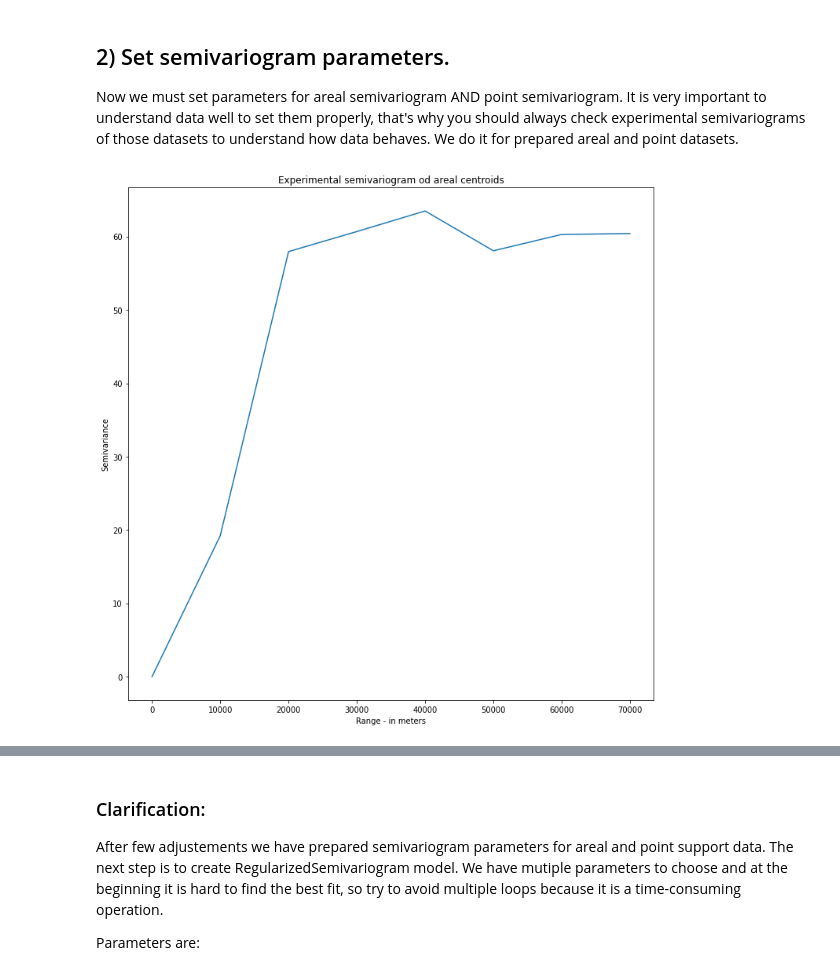
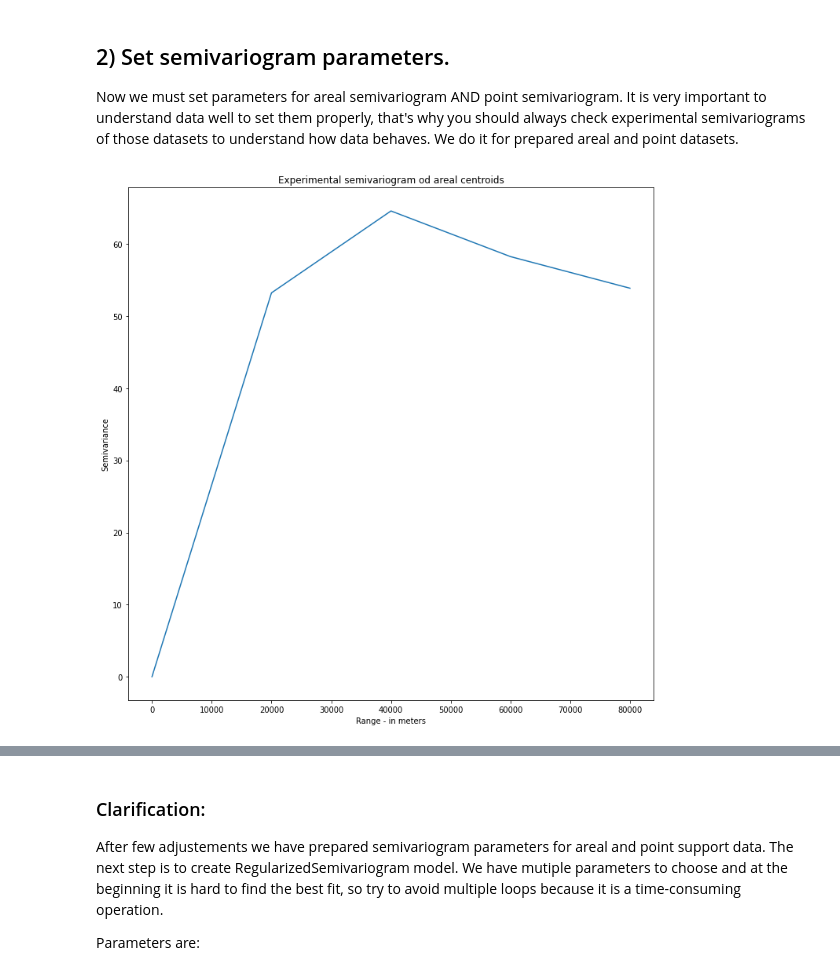
Before and after one commit to DataverseLabs/pyinterpolate, a Jupyter notebook: tutorials/Semivariogram Regularization (Intermediate).ipynb, the cells around one changed output, grey strips where cells are left out. Drawn from its saved outputs; the diff is of its cells as text; code cells hidden in the pictures.

```diff
--- a/tutorials/Semivariogram Regularization (Intermediate).ipynb
+++ b/tutorials/Semivariogram Regularization (Intermediate).ipynb
@@ -138,26 +138,26 @@ Now we must set parameters for areal semivariogram AND point semivariogram. It i
 # %%
 # Check experimental semivariogram of areal data - this cell may be run multiple times
 # before you find optimal parameters
 
-maximum_range = 80000
+maximum_range = 100000
 step_size = 10000
-lags = np.arange(0, maximum_range, step_size)
+lags = np.arange(0, maximum_range, step_size * 2)
 
 dt = areal_data_prepared[:, 2:]  # x, y, val
 exp_semivar = calculate_semivariance.calculate_semivariance(data=dt,
                                                            lags=lags,
                                                            step_size=step_size)
 
 # Plot experimental semivariogram
 
 plt.figure(figsize=(12, 12))
 plt.plot(exp_semivar[:, 0], exp_semivar[:, 1])
 plt.title('Experimental semivariogram od areal centroids')
 plt.xlabel('Range - in meters')
 plt.ylabel('Semivariance')
 plt.show()
 # %% [output]
-[figure, old version]
+[figure, new version]
 # %%
 # Check experimental semivariogram of point data - this cell may be run multiple times
 # before you find optimal parameters
```
Also changed, not shown: parts of 8 cells of this notebook, 4 other files.
